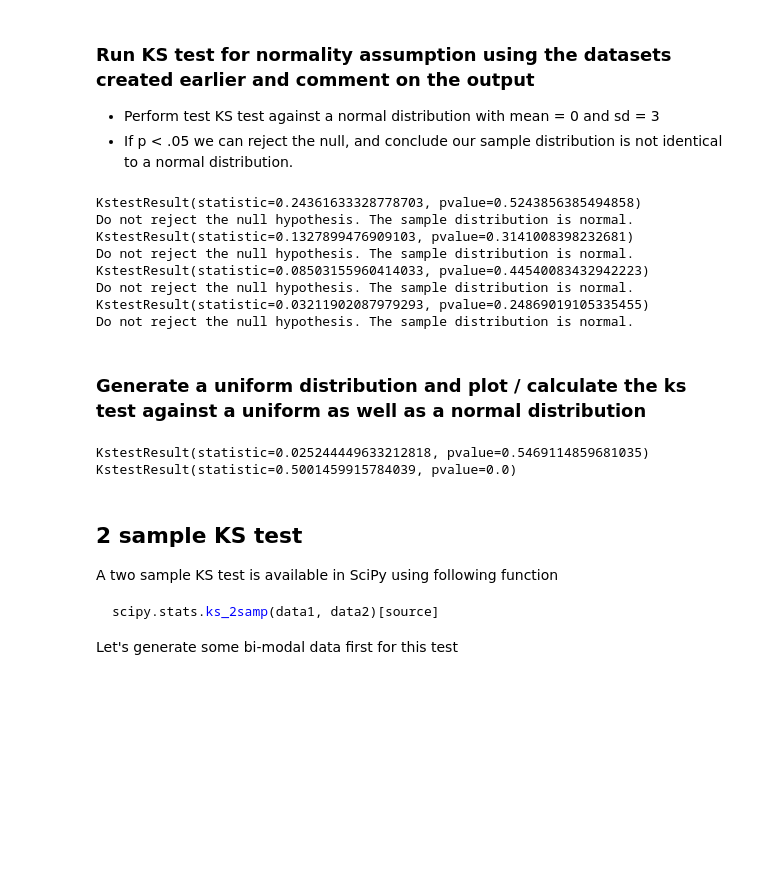
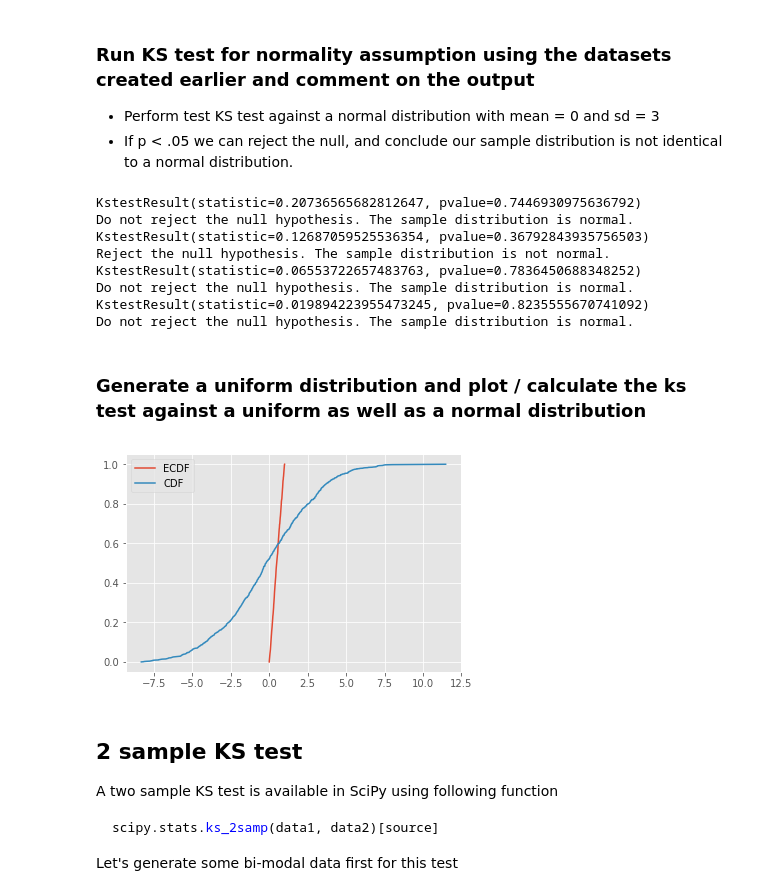
Before and after one commit to kemepley/dsc-komogorov-smirnov-test-lab-dc-ds-career-042219, a Jupyter notebook: KolmogorovSmirnovNormalityTest_Lab.ipynb, the cells around one changed output. Drawn from its saved outputs; the diff is of its cells as text; code cells hidden in the pictures; blank space fills up the shorter version.

```diff
--- a/KolmogorovSmirnovNormalityTest_Lab.ipynb
+++ b/KolmogorovSmirnovNormalityTest_Lab.ipynb
@@ -153,7 +153,7 @@ Details on arguments being passed in can be viewed at this [link to official doc
 for i in [x_10,x_50,x_100,x_1000]:
     result= (stats.kstest(i, 'norm', args=(0, 3)))
     print(result)
-    if result[0] > result[1]:
+    if result[1] < .5:
         print("Reject the null hypothesis. The sample distribution is not normal.")
     else:
         print("Do not reject the null hypothesis. The sample distribution is normal.")
@@ -165,14 +165,14 @@ for i in [x_10,x_50,x_100,x_1000]:
 # KstestResult(statistic=0.06541325864884379, pvalue=0.7855843705750273)
 # KstestResult(statistic=0.026211483799585156, pvalue=0.4974218016349998)
 # %% [output]
-KstestResult(statistic=0.24361633328778703, pvalue=0.5243856385494858)
+KstestResult(statistic=0.20736565682812647, pvalue=0.7446930975636792)
 Do not reject the null hypothesis. The sample distribution is normal.
-KstestResult(statistic=0.1327899476909103, pvalue=0.3141008398232681)
+KstestResult(statistic=0.12687059525536354, pvalue=0.36792843935756503)
+Reject the null hypothesis. The sample distribution is not normal.
+KstestResult(statistic=0.06553722657483763, pvalue=0.7836450688348252)
 Do not reject the null hypothesis. The sample distribution is normal.
-KstestResult(statistic=0.08503155960414033, pvalue=0.44540083432942223)
+KstestResult(statistic=0.019894223955473245, pvalue=0.8235555670741092)
 Do not reject the null hypothesis. The sample distribution is normal.
-KstestResult(statistic=0.03211902087979293, pvalue=0.24869019105335455)
-Do not reject the null hypothesis. The sample distribution is normal.
 # %%
 # Your comments here
 # %% [markdown]
@@ -181,13 +181,12 @@ Do not reject the null hypothesis. The sample distribution is normal.
 # %%
 # Try with a uniform distubtion
 x_uni = np.random.rand(1000)
-
-
+(stats.kstest(x_uni, 'norm', args=(0, 3)))
+ks_plot(x_uni)
 # KstestResult(statistic=0.025244449633212818, pvalue=0.5469114859681035)
 # KstestResult(statistic=0.5001459915784039, pvalue=0.0)
 # %% [output]
-KstestResult(statistic=0.025244449633212818, pvalue=0.5469114859681035)
-KstestResult(statistic=0.5001459915784039, pvalue=0.0)
+[figure, added]
 # %%
 # Your comments here
 # %% [markdown]
```
Also changed, not shown: parts of 9 cells of this notebook.
